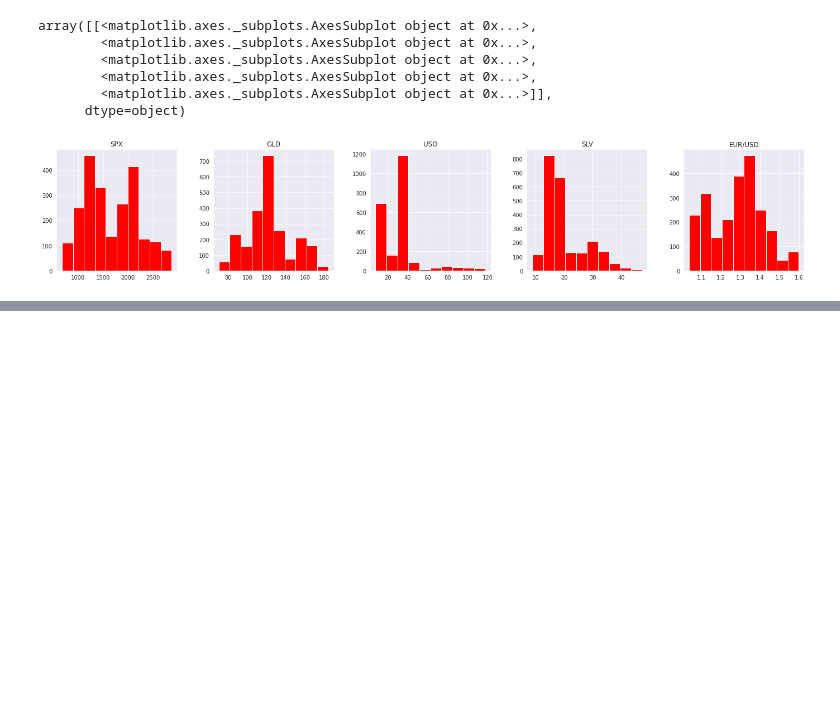
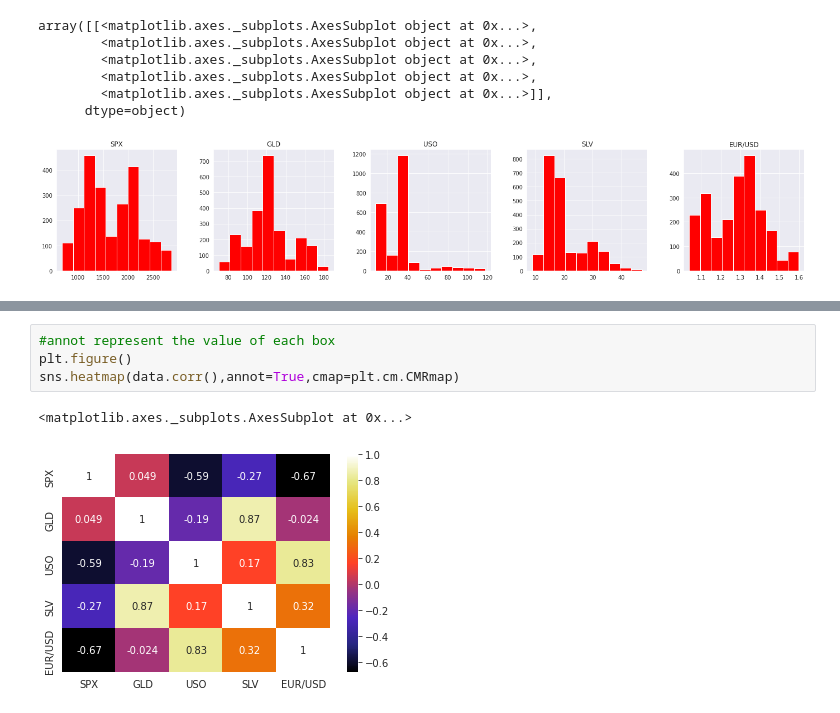
Before and after one commit to yubrajt/GoldPricePrediction, a Jupyter notebook: GoldPricePrediction.ipynb, the cells around one changed output, grey strips where cells are left out. Drawn from its saved outputs; the diff is of its cells as text; blank space fills up the shorter version.

```diff
--- a/GoldPricePrediction.ipynb
+++ b/GoldPricePrediction.ipynb
@@ -124,0 +136,7 @@ array([[<matplotlib.axes._subplots.AxesSubplot object at 0x...>,
+# %%
+#annot represent the value of each box
+plt.figure()
+sns.heatmap(data.corr(),annot=True,cmap=plt.cm.CMRmap)
+# %% [output]
+<matplotlib.axes._subplots.AxesSubplot at 0x...>
+[figure, added]
```
Also changed, not shown: parts of 3 cells of this notebook.
